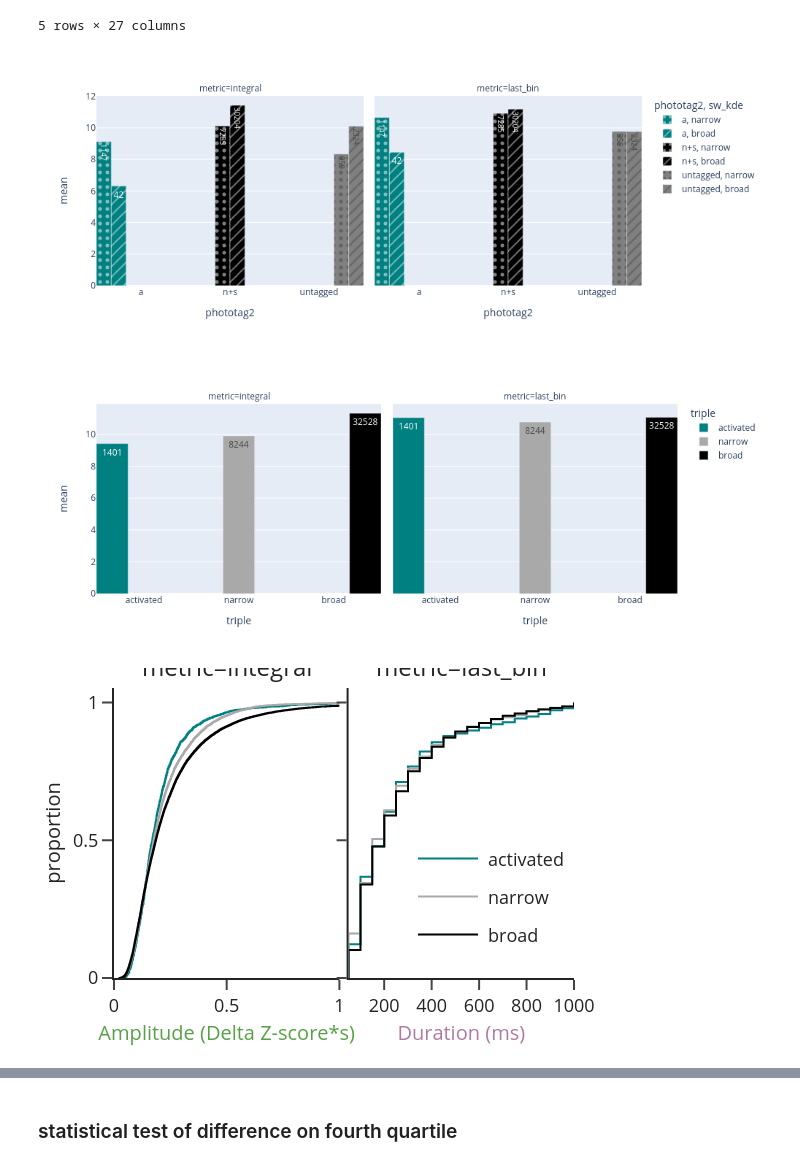
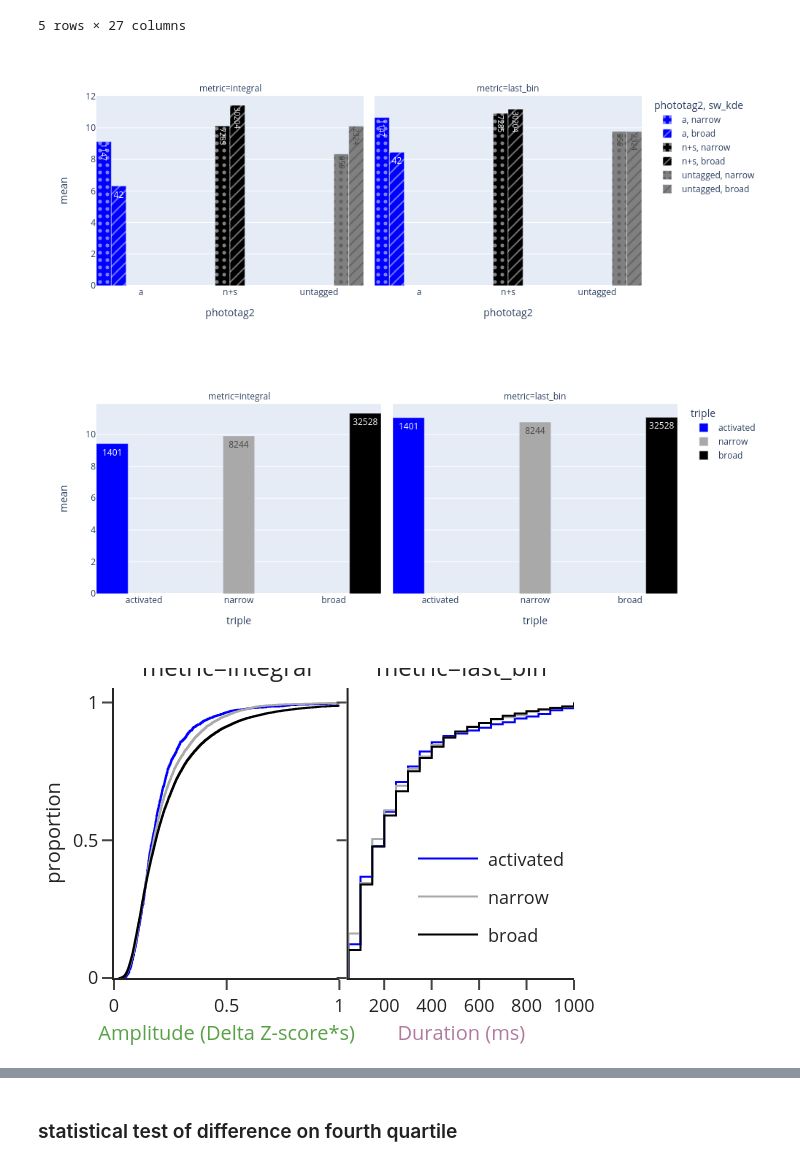
Before and after one commit to Mateo-Lopez-Espejo/context_probe_analysis, a Jupyter notebook: notebooks/220816_cell_type_ctx_modulation.ipynb, the cells around one changed output, grey strips where cells are left out. Cells and saved outputs as stored; diff of their text form; code cells hidden in the pictures.

```diff
--- a/notebooks/220816_cell_type_ctx_modulation.ipynb
+++ b/notebooks/220816_cell_type_ctx_modulation.ipynb
@@ -772,7 +1062,7 @@ fig = px.bar(toplot,
              x='phototag2', y='mean', pattern_shape='sw_kde', color='phototag2',
              barmode='group', text='count', facet_col='metric',
              pattern_shape_map={'narrow': ".", "unclass": "", "broad": "/"},
-             color_discrete_map={'a': 'teal', 'n+s': 'black', 'untagged': 'gray'},
+             color_discrete_map={'a': HardBlue, 'n+s': 'black', 'untagged': 'gray'},
              category_orders={'sw_kde': ['narrow', 'broad'],
                               'phototag2': ['a', 'n+s', 'untagged']})
 
@@ -782,34 +1072,34 @@ fig.update_layout(bargap=0.0, bargroupgap=0.0)
 img_bytes = fig.to_image(format="png", width=1000, height=400)
 Image(img_bytes)
 # %% [output]
-[figure, old version]
+[figure, new version]
 # %%
 toplot = toregress.query("triple in ['activated', 'narrow', 'broad'] "
                          "and metric in ['integral', 'last_bin']"
                          "and significant"
                          ).copy()
 toplot['triple'] = toplot.triple.cat.remove_unused_categories()
 toplot['metric'] = toplot.metric.cat.remove_unused_categories()
 toplot = toplot.groupby(['triple', 'metric']).agg(
     mean=('norm_val', 'mean'), count=('norm_val', 'count')).reset_index()
 
 
 fig = px.bar(toplot,
              x='triple', y='mean', color='triple',
              barmode='group', text='count', facet_col='metric',
              # pattern_shape='triple',
              # pattern_shape_map={'narrow': '.', 'activated': '.', 'broad': '/'},
-             color_discrete_map={'activated': 'teal', 'narrow': 'darkgray', 'broad': 'black'},
+             color_discrete_map={'activated': PHOTOACT, 'narrow': 'darkgray', 'broad': 'black'},
              category_orders={'triple': ['activated', 'narrow', 'broad'],
                               })
 
 fig.update_layout(bargap=0.0, bargroupgap=0.0)
 
 # fig.show()
 img_bytes = fig.to_image(format="png", width=1000, height=400)
 Image(img_bytes)
 # %% [output]
-[figure, old version]
+[figure, new version]
 # %%
 categories = ['activated', 'narrow', 'broad']
 toplot = toregress.query(f"triple in {categories} "
@@ -824,7 +1114,7 @@ toplot['triple'] = toplot.triple.cat.remove_unused_categories()
 
 fig = px.ecdf(toplot,
               x='value', color='triple', facet_col='metric',
-              color_discrete_map={'activated': 'teal', 'narrow': 'darkgray', 'broad': 'black'},
+              color_discrete_map={'activated': HardBlue, 'narrow': 'darkgray', 'broad': 'black'},
               category_orders={'triple': ['activated', 'narrow', 'broad'],
                                },
               render_mode='svg')
@@ -860,4 +1150,4 @@ fig.write_image(filename.with_suffix('.svg'))
 img_bytes = fig.to_image(format="png", width=96 * w, height=96 * h, scale=2)
 Image(img_bytes)
 # %% [output]
-[figure, old version]
+[figure, new version]
```
Also changed, not shown: parts of 44 cells of this notebook, 4 other files.
